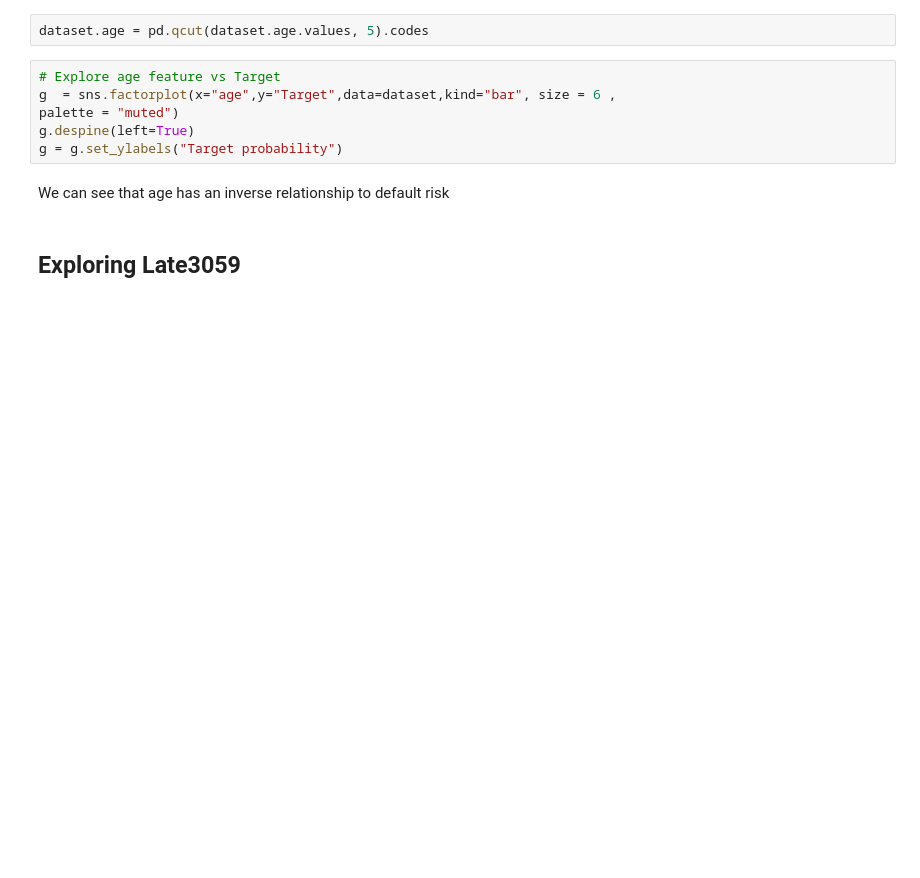
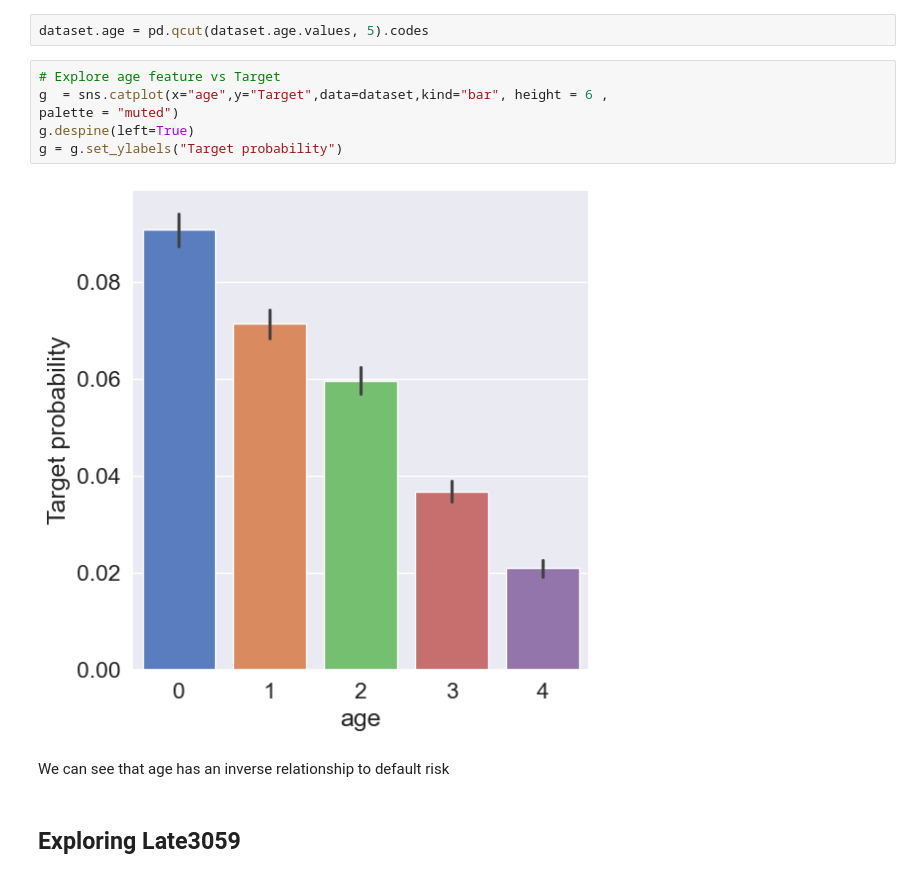
Before and after one commit to Pak-Man926/Credit_Wise, a Jupyter notebook: ml_model/Credit Scoring/CREDIT_SCORING_NOTEBOOK.ipynb, the cells around one changed output. Drawn from its saved outputs; the diff is of its cells as text; blank space fills up the shorter version.

```diff
--- a/ml_model/Credit Scoring/CREDIT_SCORING_NOTEBOOK.ipynb
+++ b/ml_model/Credit Scoring/CREDIT_SCORING_NOTEBOOK.ipynb
@@ -241,10 +341,12 @@ g = g.map(sns.distplot, "age")
 dataset.age = pd.qcut(dataset.age.values, 5).codes
 # %%
 # Explore age feature vs Target
-g  = sns.factorplot(x="age",y="Target",data=dataset,kind="bar", size = 6 ,
+g  = sns.catplot(x="age",y="Target",data=dataset,kind="bar", height = 6 ,
 palette = "muted")
 g.despine(left=True)
 g = g.set_ylabels("Target probability")
+# %% [output]
+[figure, added]
 # %% [markdown]
 We can see that age has an inverse relationship to default risk
 # %% [markdown]
```
Also changed, not shown: parts of 51 cells of this notebook, 6 other files.
